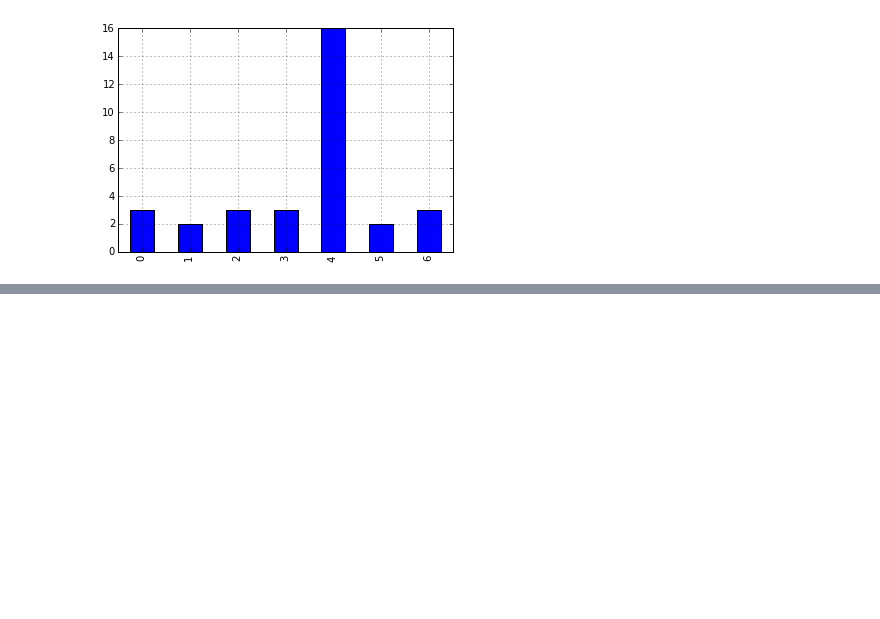
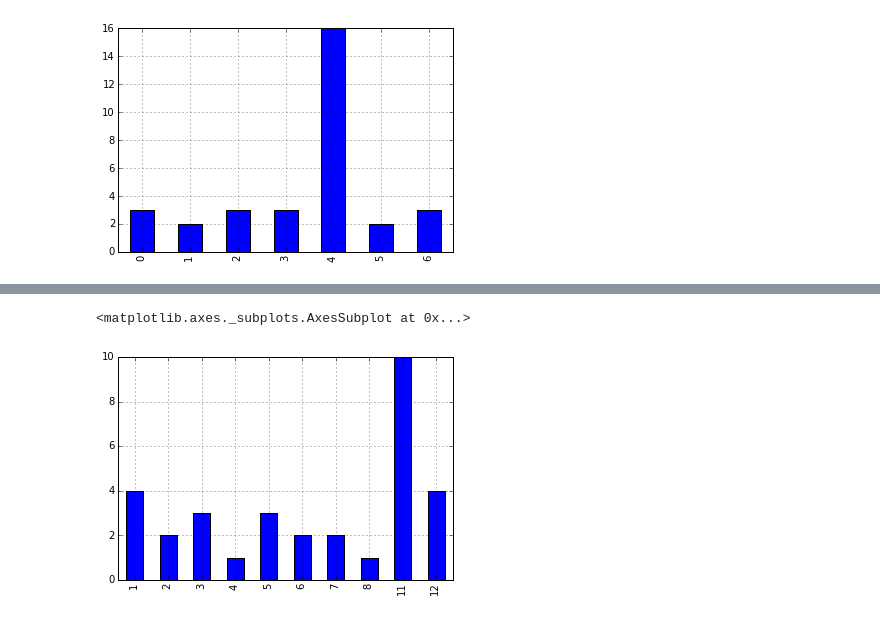
Before and after one commit to brandon-rhodes/pycon-pandas-tutorial, a Jupyter notebook: Solutions-5.ipynb, the cells around one changed output, grey strips where cells are left out. Cells and saved outputs as stored; diff of their text form; code cells hidden in the pictures; blank space fills up the shorter version.

```diff
--- a/Solutions-5.ipynb
+++ b/Solutions-5.ipynb
@@ -74,3 +74,12 @@ rd.date.dt.dayofweek.value_counts().sort_index().plot(kind='bar')
 # %% [output]
 <matplotlib.axes._subplots.AxesSubplot at 0x...>
 [figure]
+# %%
+# Build an indexed version of USA release dates
+# from which several release dates can be fetched with .loc['Sleuth']
+# and one release date can be fetched with .loc['Sleuth', 1972].
+
+r = release_dates
+r = r[r.country == 'USA']
+r = r.set_index(['title', 'year']).sort_index()
+rdi = r
@@ -76,0 +136,11 @@ rd.date.dt.dayofweek.value_counts().sort_index().plot(kind='bar')
+# %%
+# In which months do films with Judi Dench tend to be released?
+
+c = cast
+c = c[c.name == 'Judi Dench']
+c = c.join(rdi, ['title', 'year'])
+c = c[c.date.notnull()]
+c.date.dt.month.value_counts().sort_index().plot(kind='bar')
+# %% [output]
+<matplotlib.axes._subplots.AxesSubplot at 0x...>
+[figure, added]
```
Also changed, not shown: parts of 8 cells of this notebook, 2 other files.
